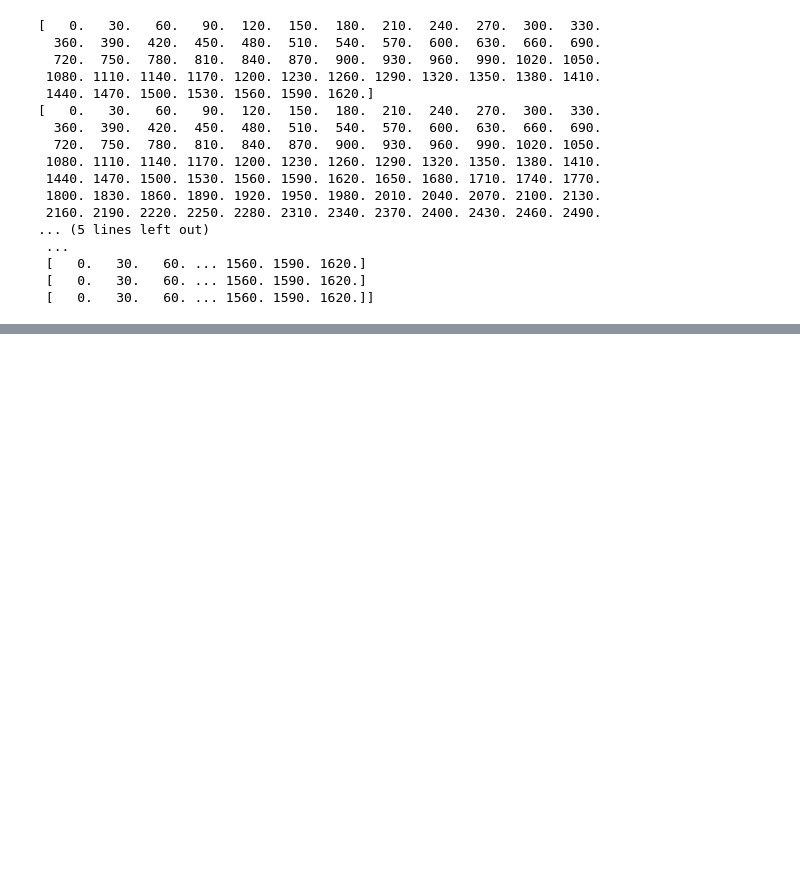
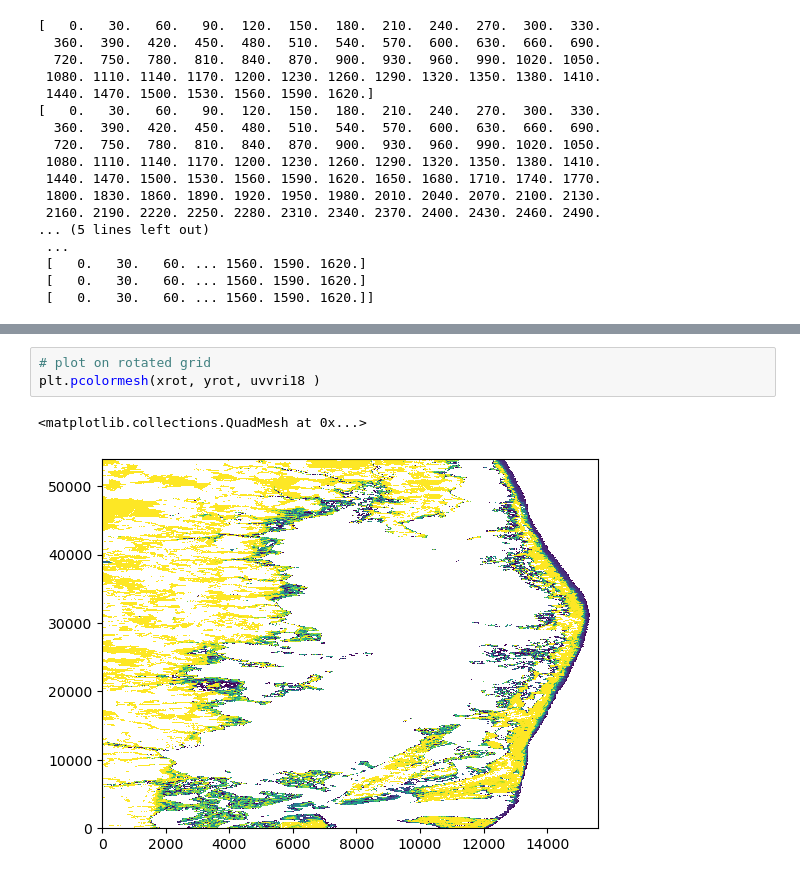
Before and after one commit to csherwood-usgs/marsh, a Jupyter notebook: AtlanticUVVR.ipynb, the cells around one changed output, grey strips where cells are left out. Saved outputs shown, nothing was run; the diff lists cells and outputs as text; blank space fills up the shorter version.

```diff
--- a/AtlanticUVVR.ipynb
+++ b/AtlanticUVVR.ipynb
@@ -129,0 +174,6 @@ plt.plot(asum)
+# %%
+# plot on rotated grid
+plt.pcolormesh(xrot, yrot, uvvri18 )
+# %% [output]
+<matplotlib.collections.QuadMesh at 0x...>
+[figure, added]
```
Also changed, not shown: parts of 13 cells of this notebook.
